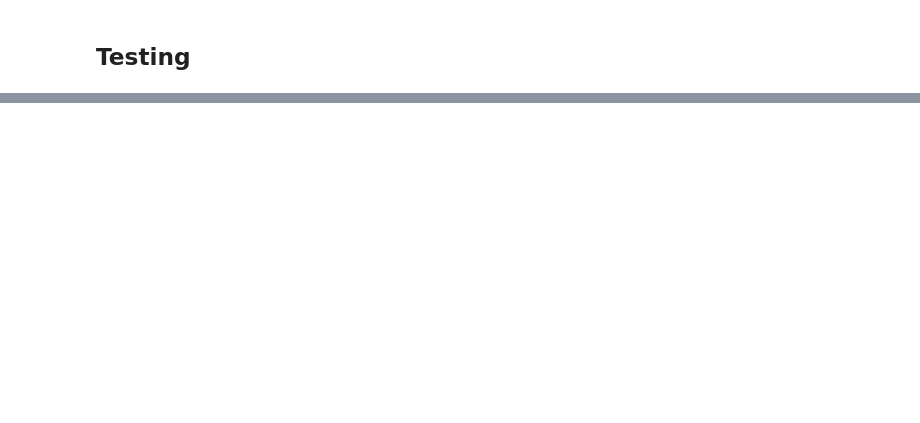
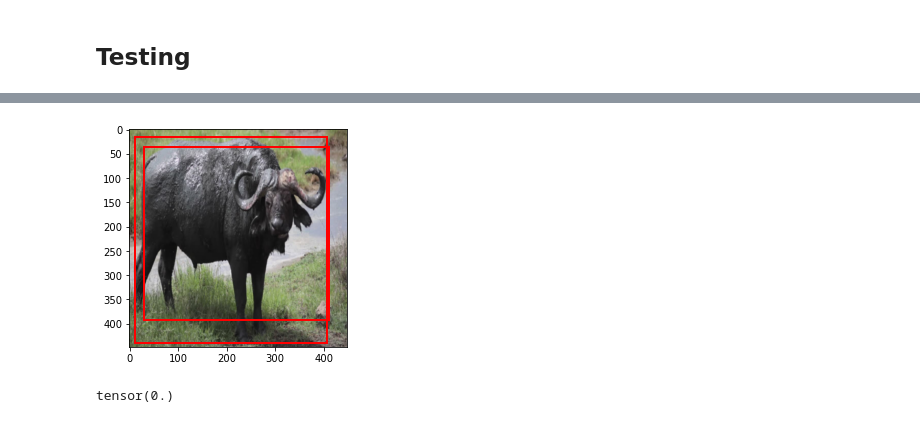
Before and after one commit to adcy358/Image_Analysis_CW, a Jupyter notebook: Object detection.ipynb, the cells around one changed output, grey strips where cells are left out. Cells and saved outputs as stored; diff of their text form; code cells hidden in the pictures; blank space fills up the shorter version.

```diff
--- a/Object detection.ipynb
+++ b/Object detection.ipynb
@@ -69,0 +85,15 @@ plot_bbox(idx, test_set, bbx)
+# %%
+gt = {}
+gt = {idx: [] for idx in range(len(test_loader) * TEST_BATCH_SIZE)}
+for box in true_boxes:
+    pred[box[0]].append(box[1:])
+# %%
+idx = 0
+# %%
+plot_bbox(idx, test_set, [x for x in pred[idx]] + [x for x in gt[idx]])
+# %% [output]
+[figure, added]
+# %%
+compute_ap([pred_boxes[0]], [true_boxes[0]], iou_threshold=0.5)
+# %% [output]
+tensor(0.)
```
Also changed, not shown: parts of 13 cells of this notebook.
